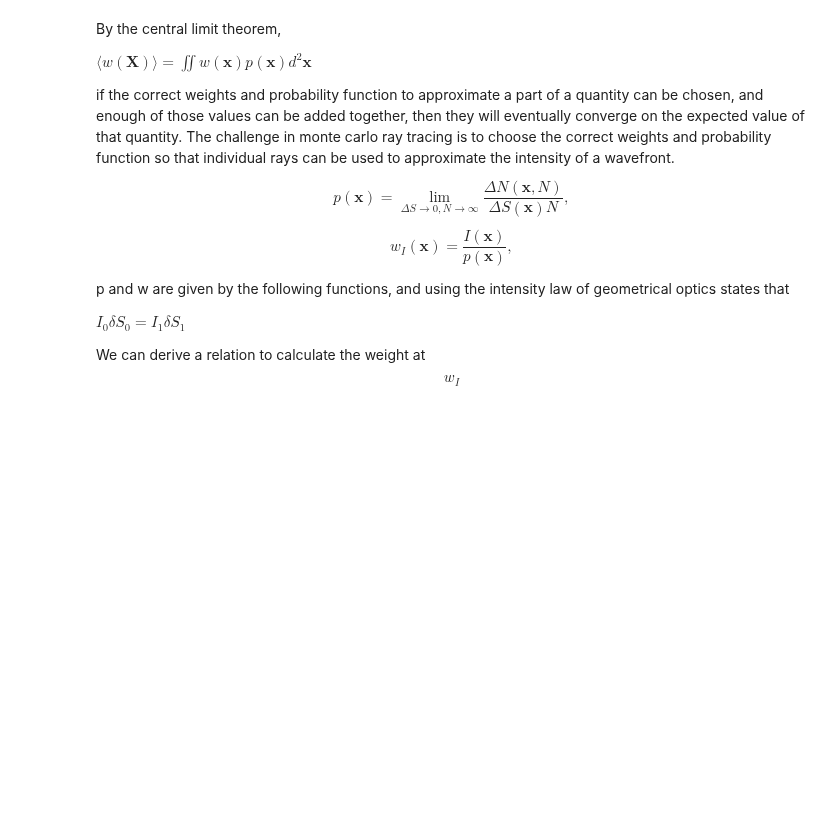
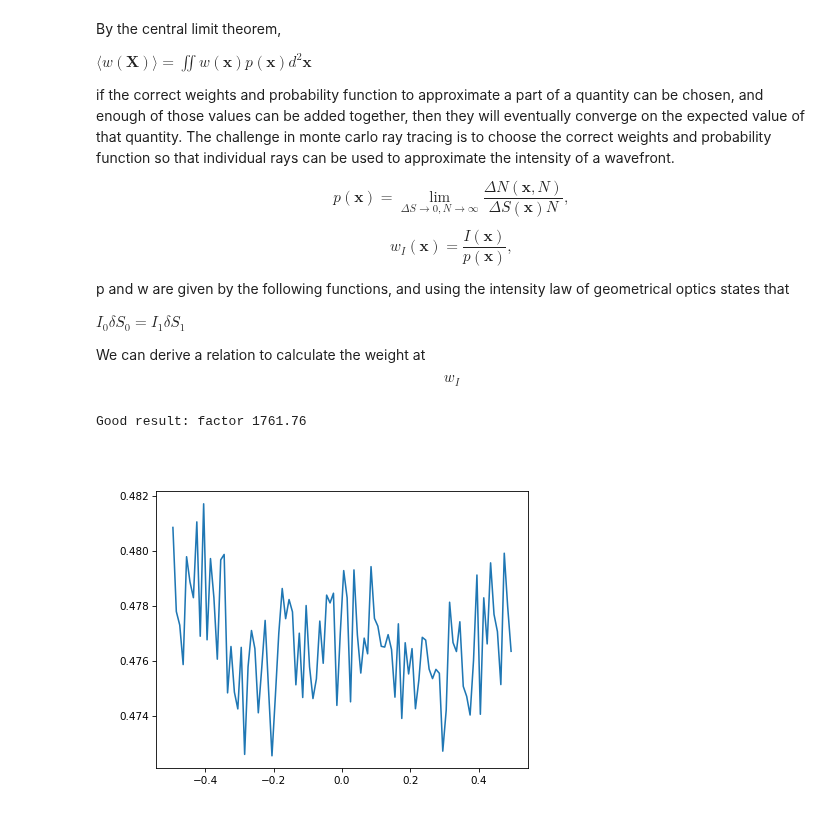
Before and after one commit to DavidLanders95/MonteCarloMS, a Jupyter notebook: basic_monte_carlo_amplitude_tests.ipynb, the cells around one changed output. Cells and saved outputs as stored; diff of their text form; code cells hidden in the pictures; blank space fills up the shorter version.

```diff
--- a/basic_monte_carlo_amplitude_tests.ipynb
+++ b/basic_monte_carlo_amplitude_tests.ipynb
@@ -167,0 +207,14 @@ We can derive a relation to calculate the weight at $$w_I$$
+# %%
+plt.figure()
+plt.plot(detector_x_coords, det_image_real[0, :])
+
+# Make scalar source
+u0 = Scalar_source_X(detector_x_coords, wavelength=0.638)
+u0.spherical_wave(A=1, x0=0, z0=0, normalize=True)
+z = z_prop
+u1 = u0.RS(z=z, new_field=True)
+
+# plt.plot(detector_x_coords, np.abs(u1.u), '-r', label='Diffraction RayLeigh Sommerfeld')
+# %% [output]
+Good result: factor 1761.76
+[figure, added]
```
Also changed, not shown: parts of 7 cells of this notebook, 1 other file.
